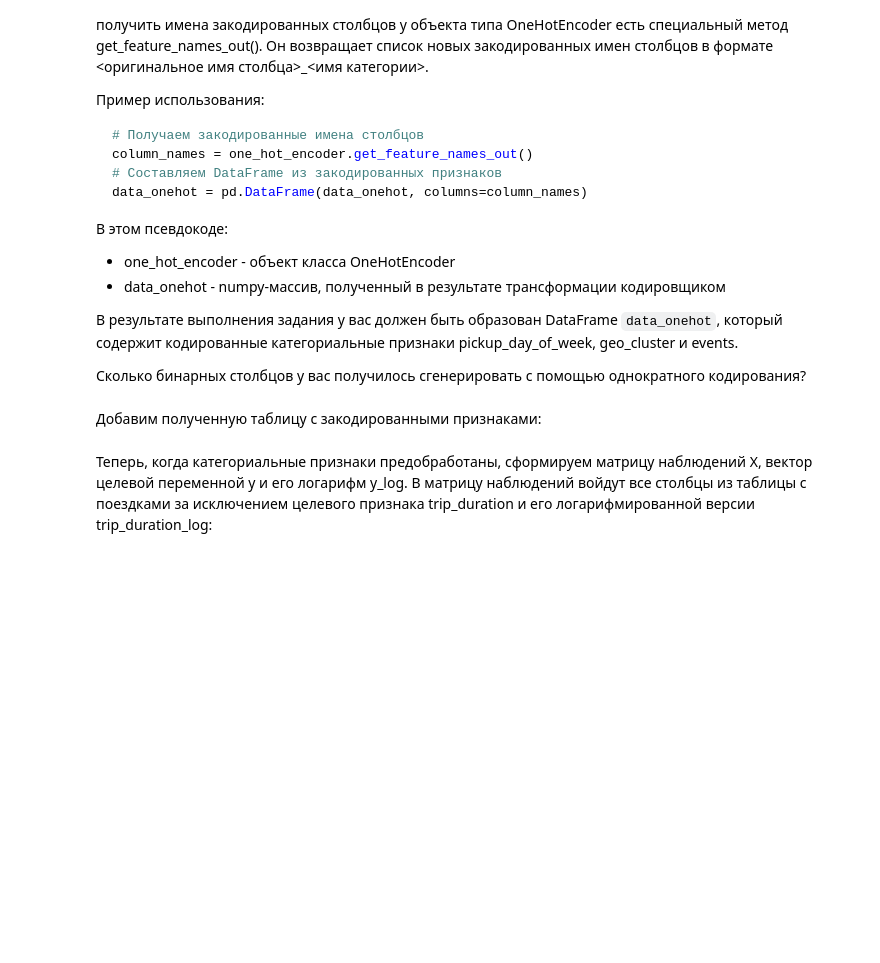
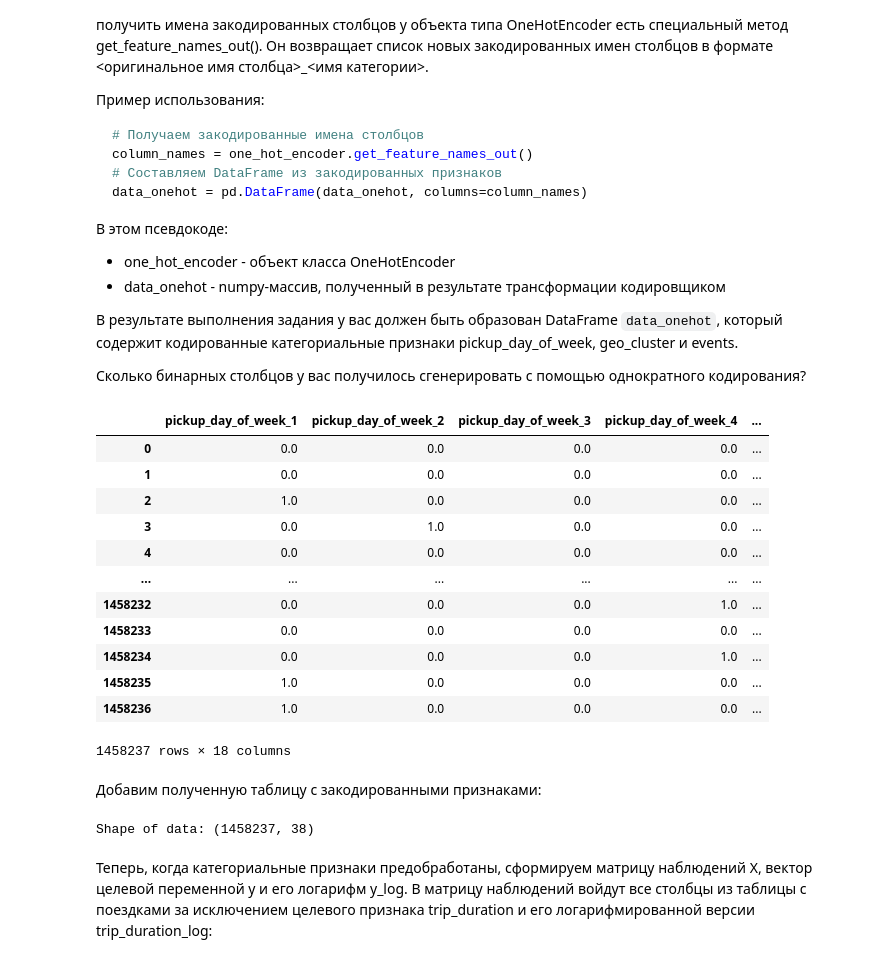
Before and after one commit to pyretttt/project_practice, a Jupyter notebook: notebook.ipynb, the cells around one changed output. Saved outputs shown, nothing was run; the diff lists cells and outputs as text; code cells hidden in the pictures; blank space fills up the shorter version.

```diff
--- a/notebook.ipynb
+++ b/notebook.ipynb
@@ -708,6 +708,7 @@ train_data.head()
 г) Исключите выбранные в пунктах а) и в) признаки из исходной таблицы с данными. Сколько столбцов в таблице у вас осталось?
 # %%
 # ваш код здесь
+train_data = train_data.drop(['id', 'dropoff_datetime'], axis=1)
 # %% [markdown]
 Ранее мы извлекли всю необходимую для нас информацию из даты начала поездки, теперь мы можем избавиться от этих признаков, так как они нам больше не понадобятся:
 # %%
@@ -727,0 +729,6 @@ print('Shape of data:  {}'.format(train_data.shape))
+# %%
+# ваш код здесь
+train_data['vendor_id'] = train_data['vendor_id'].apply(lambda v: 0 if v == 1 else 1)
+train_data['store_and_fwd_flag'] = train_data['store_and_fwd_flag'].apply(lambda f: 0 if f == 'N' else 1)
+
+train_data['vendor_id'].mean(), train_data['store_and_fwd_flag'].mean()
@@ -753,3 +760,25 @@ data_onehot = pd.DataFrame(data_onehot, columns=column_names)
+# %%
+# ваш код здесь
+columns_to_change = ['pickup_day_of_week', 'geo_cluster', 'events']
+from sklearn.preprocessing import OneHotEncoder
+one_hot_encoder = OneHotEncoder(drop='first')
+encoded = one_hot_encoder.fit_transform(train_data[columns_to_change]).toarray()
+data_onehot = pd.DataFrame(encoded, columns=one_hot_encoder.get_feature_names_out())
+data_onehot
+# %% [output]
+|  | pickup_day_of_week_1 | pickup_day_of_week_2 | pickup_day_of_week_3 | pickup_day_of_week_4 | ... |
+| 0 | 0.0 | 0.0 | 0.0 | 0.0 | ... |
+| 1 | 0.0 | 0.0 | 0.0 | 0.0 | ... |
+| 2 | 1.0 | 0.0 | 0.0 | 0.0 | ... |
+| 3 | 0.0 | 1.0 | 0.0 | 0.0 | ... |
+| 4 | 0.0 | 0.0 | 0.0 | 0.0 | ... |
+| ... | ... | ... | ... | ... | ... |
+| 1458232 | 0.0 | 0.0 | 0.0 | 1.0 | ... |
+| 1458233 | 0.0 | 0.0 | 0.0 | 0.0 | ... |
+| 1458234 | 0.0 | 0.0 | 0.0 | 1.0 | ... |
+| 1458235 | 1.0 | 0.0 | 0.0 | 0.0 | ... |
+| 1458236 | 1.0 | 0.0 | 0.0 | 0.0 | ... |
+1458237 rows × 18 columns
 # %% [markdown]
 Добавим полученную таблицу с закодированными признаками:
 # %%
@@ -758,6 +787,8 @@ train_data = pd.concat(
     axis=1
 )
 print('Shape of data: {}'.format(train_data.shape))
+# %% [output]
+Shape of data: (1458237, 38)
 # %% [markdown]
 Теперь, когда категориальные признаки предобработаны, сформируем матрицу наблюдений X, вектор целевой переменной y и его логарифм y_log. В матрицу наблюдений войдут все столбцы из таблицы с поездками за исключением целевого признака trip_duration и его логарифмированной версии trip_duration_log:
 # %%
```
Also changed, not shown: parts of 8 cells of this notebook.
